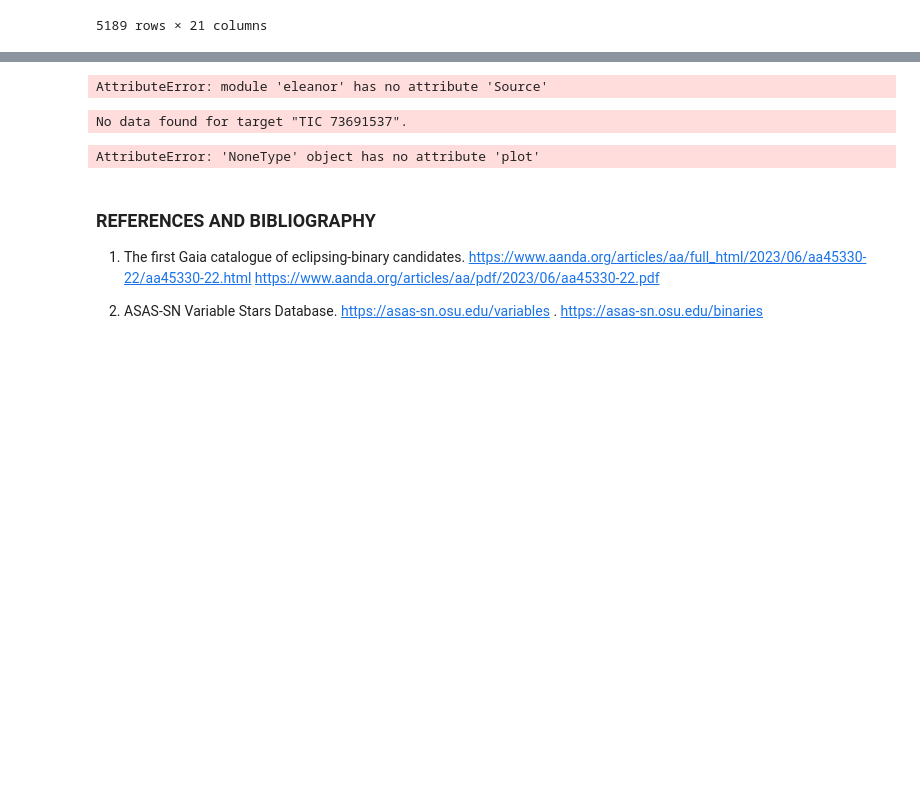
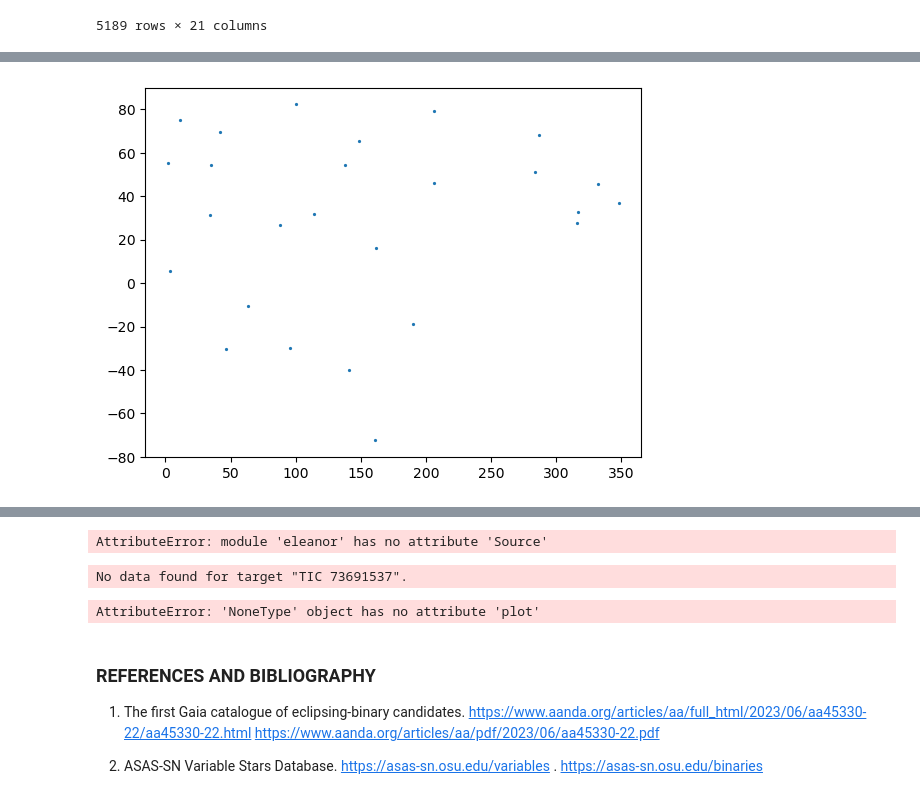
Before and after one commit to spyphyz/msc_sandbox, a Jupyter notebook: ecclipsing_binaries.ipynb, the cells around one changed output, grey strips where cells are left out. Saved outputs shown, nothing was run; the diff lists cells and outputs as text; code cells hidden in the pictures; blank space fills up the shorter version.

```diff
--- a/ecclipsing_binaries.ipynb
+++ b/ecclipsing_binaries.ipynb
@@ -373,3 +373,24 @@ merged_df
 | 5187 | 140826848 | 4624770589051757568 | 4624770589051757568 | 75.080681 | -77.026602 | 26 | 1.2885 | 0.0189 | 68.2065 | 12.486140 | ... | ... |
 | 5188 | 278822321 | 5484592564623199232 | 5484592564623199232 | 100.143893 | -57.245943 | 26 | 1.3831 | 0.0109 | 126.6445 | 11.589928 | ... | ... |
 5189 rows × 21 columns
+# %%
+# Retreive the Gaia Catalogue of Nearby Stars (GCNS) from the Gaia Archive
+# distance in pc = 1000/parallax (which is in mas)
+
+Gaia.login(credentials_file='/Users/spydoc/Dropbox/my_credentials_file.txt')
+Gaia.ROW_LIMIT = -1  # this switches off Gaia's default limit of 2000 rows to a table
+# must also choose asynchroneous query to get more than 2000 rows
+# https://astroquery.readthedocs.io/en/latest/gaia/gaia.html
+
+# , ra, dec, parallax, phot_g_mean_mag, phot_bp_mean_mag, phot_rp_mean_mag
+
+query_text = '''SELECT source_id
+FROM external.gaiaedr3_gcns_main_1
+WHERE parallax >10
+'''
+
+job = Gaia.launch_job_async(query_text)
+gaia_data = job.get_results()
+Gaia.logout()
+gcns_df = gaia_data.to_pandas()
+gcns_df
@@ -375,0 +418,9 @@ merged_df
+# %%
+gcns_df_renamed = gcns_df.rename(columns={"source_id": "GaiaDR3"})
+# %%
+# TESS Catalogue of Nearby Eclipsing Binaries - TESSCONEB
+# # This is the merged eclipsing binary data from Gaia (Mowlavi+ 2023) and the TESS/GAIA catalogue (Doyle+ 2024)
+# AND merged with the Gaia Catalogue of Nearby Stars (Gaia Collaboration 2022) (GCNS) limited to 100 pc of Earth (1000/parallax > 10)
+# This gives us 26 binary stars to make a TESSCONEB ('TESS Catalogue of Nearby Eclipsing Binaries')
+tessconeb_df = merged_df.merge(gcns_df_renamed, how = 'inner', on = ['GaiaDR3'])
+tessconeb_df
@@ -375,0 +446,5 @@ merged_df
+# %%
+plt.plot(tessconeb_df['RA_ICRS'], tessconeb_df['DE_ICRS'], marker='o', ms=1.3, linestyle='None')
+plt.show()
+# %% [output]
+[figure, added]
```
Also changed, not shown: parts of 6 cells of this notebook.
